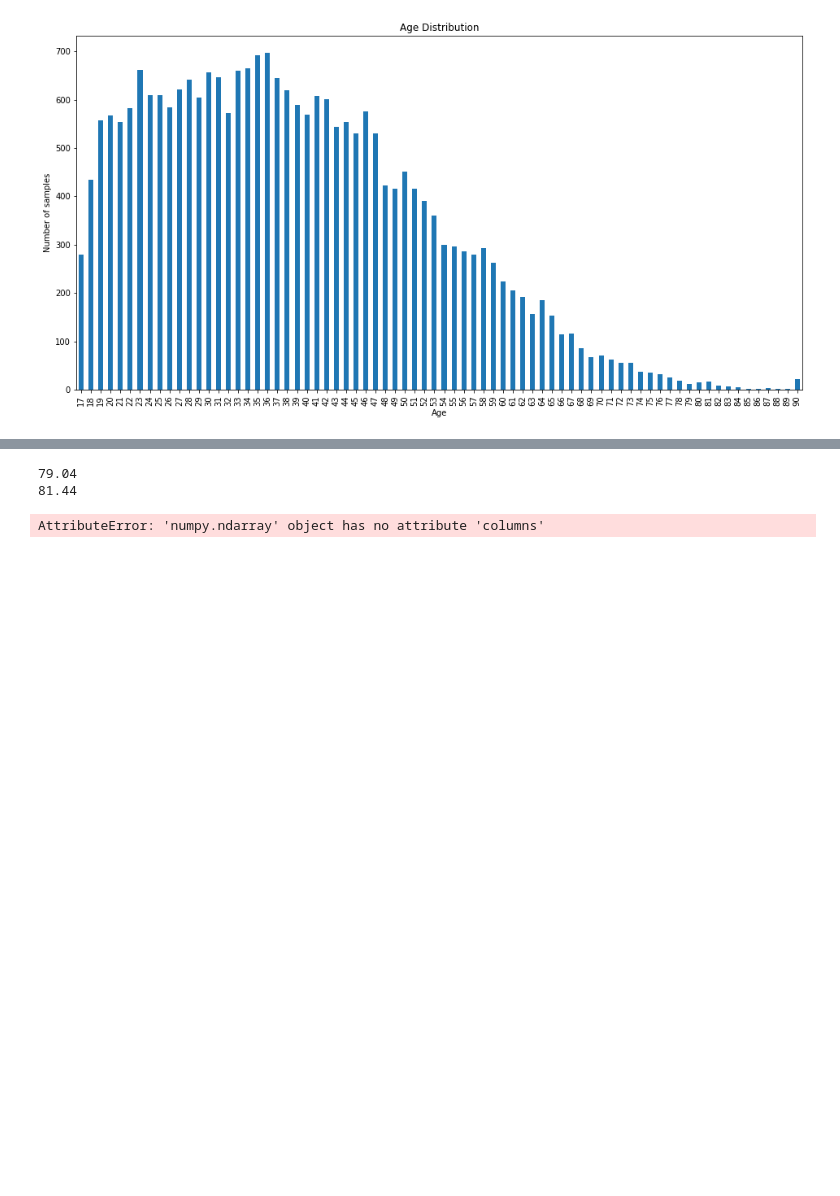
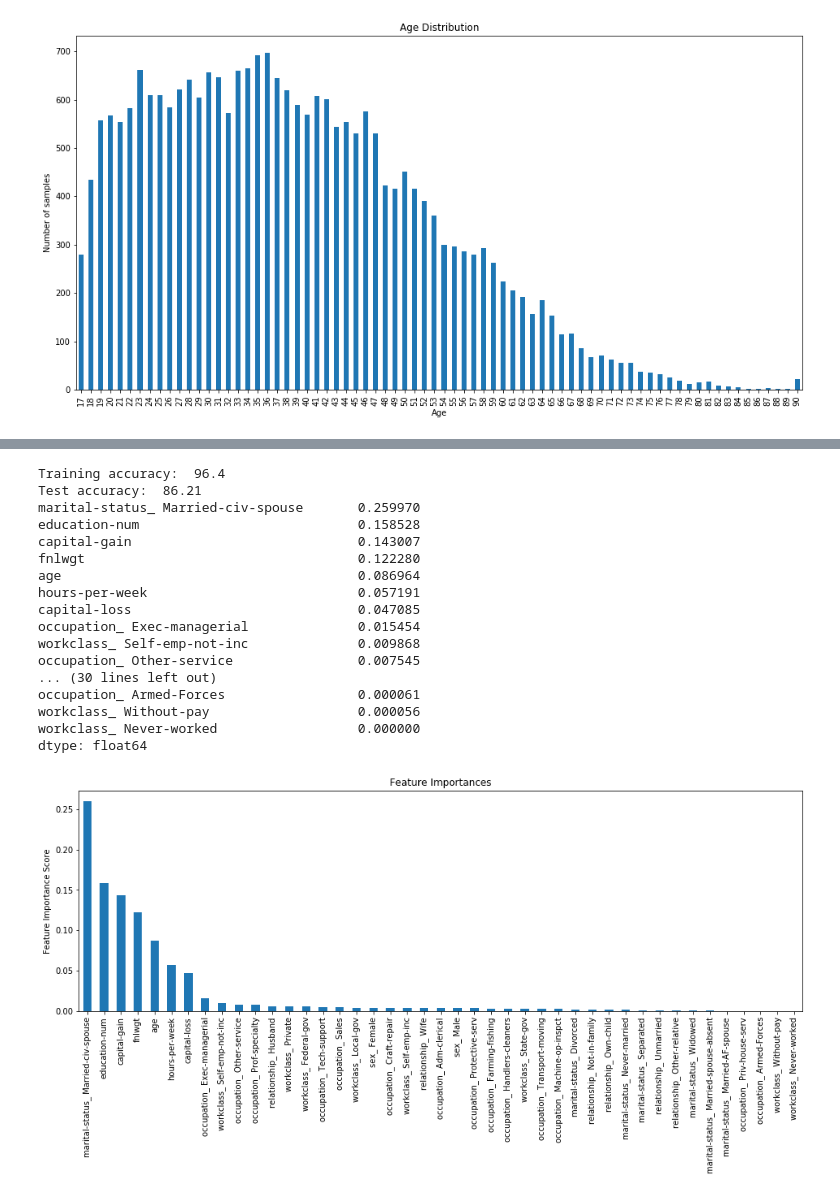
Before and after one commit to wangchi92/income-prediction, a Jupyter notebook: DataAnalysis.ipynb, the cells around one changed output, grey strips where cells are left out. Cells and saved outputs as stored; diff of their text form; code cells hidden in the pictures; blank space fills up the shorter version.

```diff
--- a/DataAnalysis.ipynb
+++ b/DataAnalysis.ipynb
@@ -141,0 +100,24 @@ print(x_test.shape)
+# %%
+# categorical
+def preprocess(data):
+    preprocessed_data = data.copy()
+
+    # drop - too many categories and not very relevant intuitively
+    preprocessed_data = preprocessed_data.drop(['native-country'], axis=1)
+    # drop - duplicate of education-num
+    preprocessed_data = preprocessed_data.drop(['education'], axis=1)
+    preprocessed_data = pd.get_dummies(preprocessed_data)
+    preprocessed_data = preprocessed_data.drop(['occupation_ ?'], axis=1)
+    preprocessed_data = preprocessed_data.drop(['workclass_ ?'], axis=1)
+
+    return preprocessed_data
+
+preprocessed_train_data = preprocess(train_data)
+preprocessed_test_data = preprocess(test_data)
+
+x_train = preprocessed_train_data.drop('exceeds50K', axis=1)
+y_train = preprocessed_train_data['exceeds50K']
+#normalization
+x_train_normalized = StandardScaler().fit_transform(x_train)
+x_train = pd.DataFrame(x_train_normalized, columns=x_train.columns)
+x_train, x_test, y_train, y_test = train_test_split(x_train, y_train, test_size=0.25, random_state=42, shuffle=True)
@@ -142,16 +129,35 @@ print(x_test.shape)
 # %%
 # CHECK FEATURE IMPORTANCE
-classifier = GradientBoostingClassifier()
+classifier = GradientBoostingClassifier(max_depth=10, verbose=0)
 model = classifier.fit(x_train, y_train)
+y_pred = model.predict(x_train)
+print("Training accuracy: ", str(round(f1_score(y_train, y_pred, average='weighted') * 100, 2)))
 y_pred = model.predict(x_test)
-print(round(f1_score(y_test, y_pred, average='weighted') * 100, 2))
-print(round(accuracy_score(y_test, y_pred) * 100, 2))
+print("Test accuracy: ", str(round(f1_score(y_test, y_pred, average='weighted') * 100, 2)))
 
 predictors = [x for x in x_train.columns if x not in ['exceeds50K']]
 feat_imp = pd.Series(model.feature_importances_, predictors).sort_values(ascending=False)
+
 feat_imp.plot(kind='bar', title='Feature Importances', figsize=(16,5))
 plt.ylabel('Feature Importance Score')
+
+print(feat_imp)
 # %% [output]
-79.04
-81.44
+Training accuracy:  96.4
+Test accuracy:  86.21
+marital-status_ Married-civ-spouse       0.259970
+education-num                            0.158528
+capital-gain                             0.143007
+fnlwgt                                   0.122280
+age                                      0.086964
+hours-per-week                           0.057191
+capital-loss                             0.047085
+occupation_ Exec-managerial              0.015454
+workclass_ Self-emp-not-inc              0.009868
+occupation_ Other-service                0.007545
+... (30 lines left out)
+occupation_ Armed-Forces                 0.000061
+workclass_ Without-pay                   0.000056
+workclass_ Never-worked                  0.000000
+dtype: float64
-AttributeError: 'numpy.ndarray' object has no attribute 'columns'
+[figure, added]
```
Also changed, not shown: parts of 8 cells of this notebook, 2 other files.
